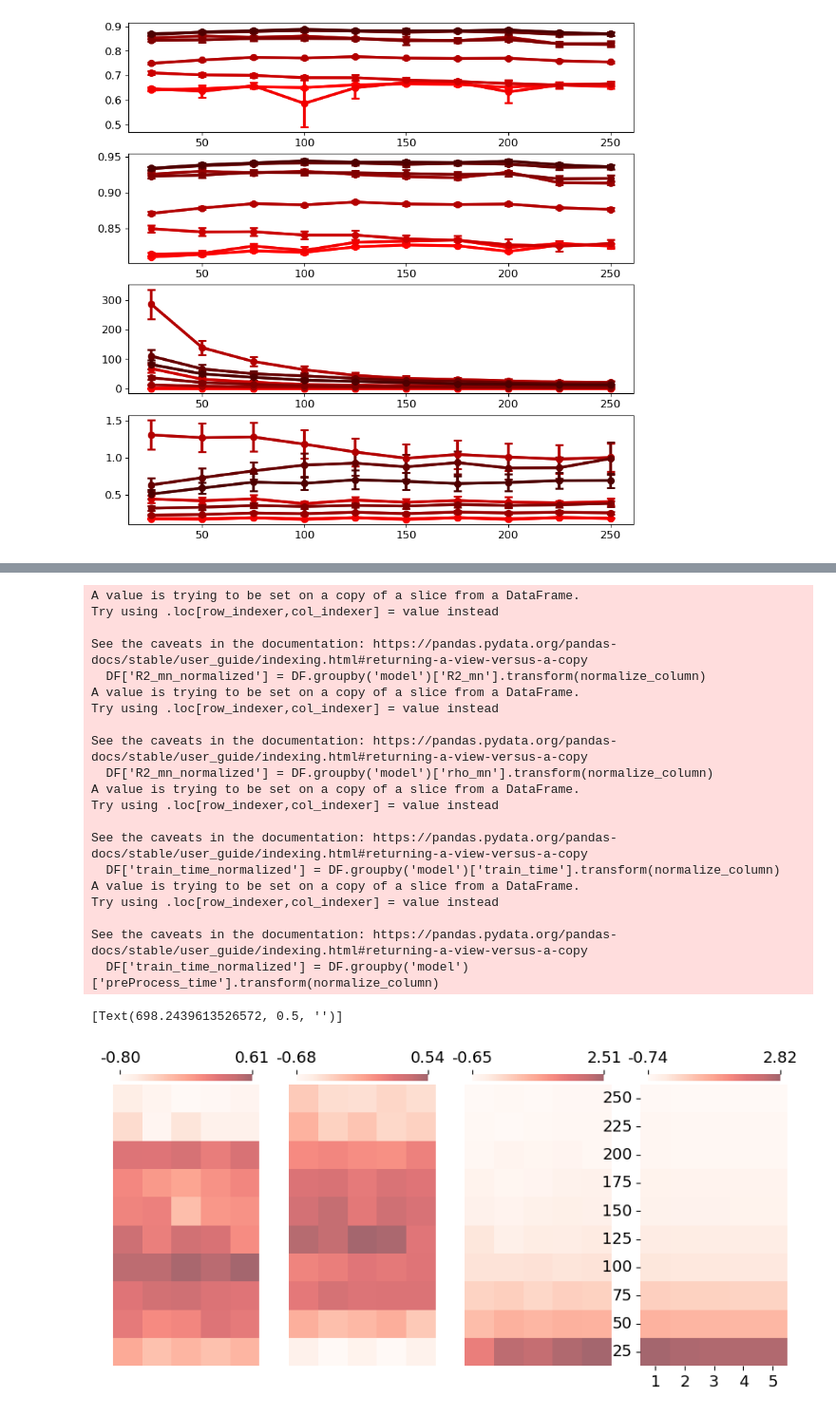
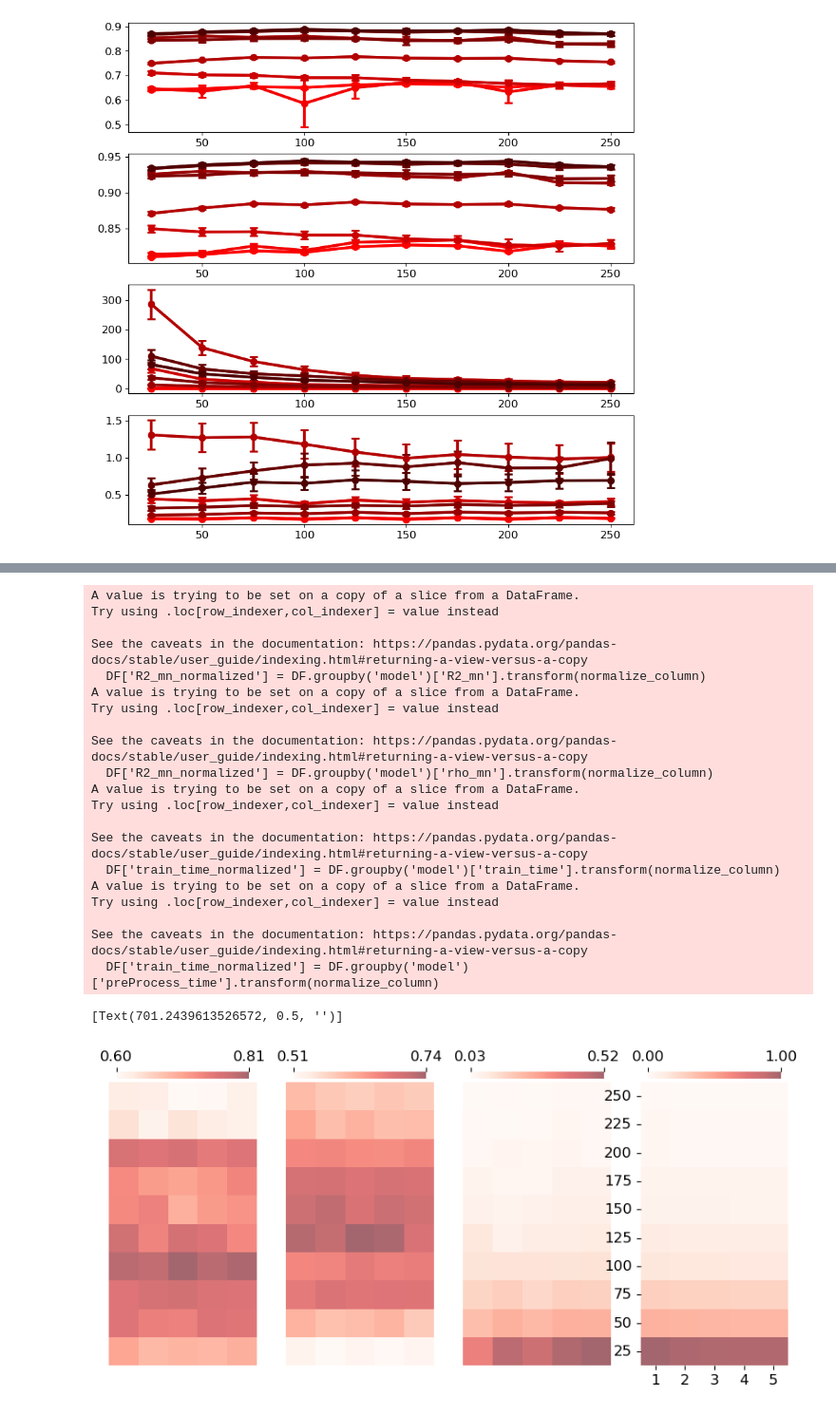
Before and after one commit to mayolabvision/NeuralDecoding, a Jupyter notebook: analyses/Manuscript_Plots.ipynb, the cells around one changed output, grey strips where cells are left out. Shown: that part at 95% size. Saved outputs shown, nothing was run; the diff lists cells and outputs as text; code cells hidden in the pictures.

```diff
--- a/analyses/Manuscript_Plots.ipynb
+++ b/analyses/Manuscript_Plots.ipynb
@@ -1065,9 +1065,9 @@ fig, ax = plt.subplots(1,4, figsize=(10,5))
 def normalize_column(column):
     min_val = column.min()
     max_val = column.max()
-    #return (column - min_val) / (max_val - min_val)
+    return (column - min_val) / (max_val - min_val)
     #return (column)/(max_val)
-    return zscore(column)
+    #return zscore(column)
 
 # R2
 DF = df.loc[(df['output']=='position') & (df['model'] > 4)]
@@ -1122,35 +1122,35 @@ dff = DF[['train_time_normalized','output_binWidth','downsample_factor']]
 
 df_m = dff.groupby(['output_binWidth','downsample_factor'])["train_time_normalized"].mean().reset_index(name="rho")
 result = df_m.pivot(index='output_binWidth', columns='downsample_factor', values='rho')
 
 a = sns.heatmap(ax=ax[3],data=result,cmap="Reds", mask=result.isnull(), alpha=0.6, xticklabels=1,yticklabels=1, cbar_kws={'location':'top','ticks':[np.min(result),np.max(result)],'orientation':'horizontal','pad':0.01,"shrink":0.9,'format': ticker.FuncFormatter(lambda x, pos: f'{x:.2f}')})
 a.invert_yaxis()
 plt.yticks(rotation=0)
 a.set(xlabel=None)
 a.set(ylabel=None)
 # %% [output]
 A value is trying to be set on a copy of a slice from a DataFrame.
 Try using .loc[row_indexer,col_indexer] = value instead
 
 See the caveats in the documentation: https://pandas.pydata.org/pandas-docs/stable/user_guide/indexing.html#returning-a-view-versus-a-copy
   DF['R2_mn_normalized'] = DF.groupby('model')['R2_mn'].transform(normalize_column)
 A value is trying to be set on a copy of a slice from a DataFrame.
 Try using .loc[row_indexer,col_indexer] = value instead
 
 See the caveats in the documentation: https://pandas.pydata.org/pandas-docs/stable/user_guide/indexing.html#returning-a-view-versus-a-copy
   DF['R2_mn_normalized'] = DF.groupby('model')['rho_mn'].transform(normalize_column)
 A value is trying to be set on a copy of a slice from a DataFrame.
 Try using .loc[row_indexer,col_indexer] = value instead
 
 See the caveats in the documentation: https://pandas.pydata.org/pandas-docs/stable/user_guide/indexing.html#returning-a-view-versus-a-copy
   DF['train_time_normalized'] = DF.groupby('model')['train_time'].transform(normalize_column)
 A value is trying to be set on a copy of a slice from a DataFrame.
 Try using .loc[row_indexer,col_indexer] = value instead
 
 See the caveats in the documentation: https://pandas.pydata.org/pandas-docs/stable/user_guide/indexing.html#returning-a-view-versus-a-copy
   DF['train_time_normalized'] = DF.groupby('model')['preProcess_time'].transform(normalize_column)
-[Text(698.2439613526572, 0.5, '')]
+[Text(701.2439613526572, 0.5, '')]
-[figure, old version]
+[figure, new version]
 # %%
 plt.rcParams.update({'font.size': 12})
 fig, ax = plt.subplots(1,1,figsize=(5,4))
```
Also changed, not shown: parts of 1 cell of this notebook.
